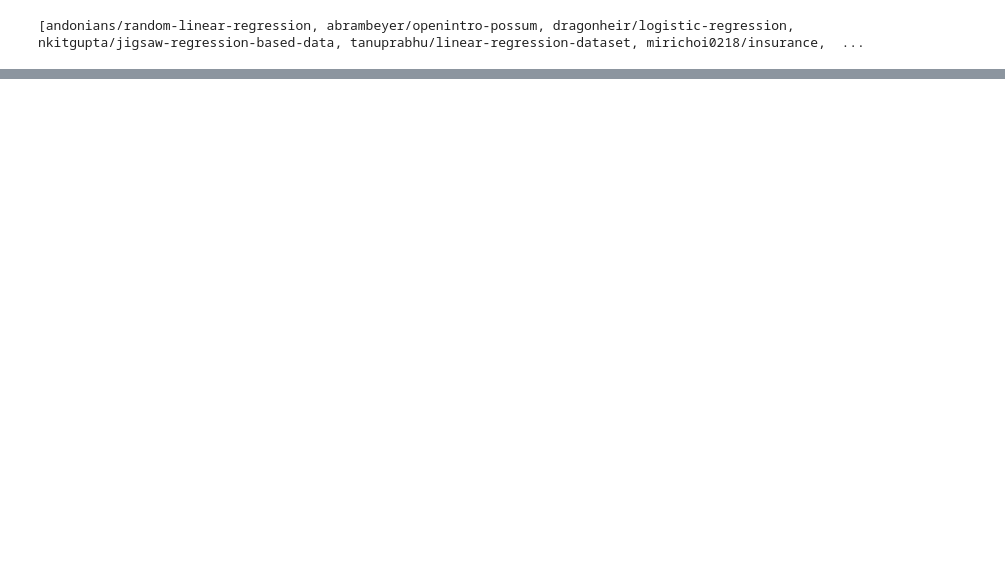
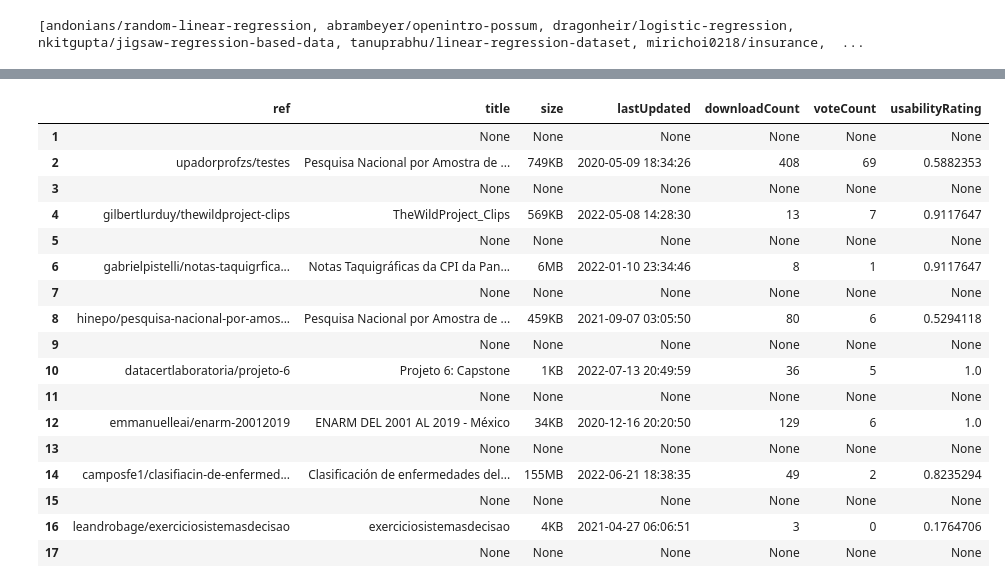
Before and after one commit to drmorales4/data-scienceTIC, a Jupyter notebook: api Kaggle.ipynb, the cells around one changed output, grey strips where cells are left out. Saved outputs shown, nothing was run; the diff lists cells and outputs as text; code cells hidden in the pictures; blank space fills up the shorter version.

```diff
--- a/api Kaggle.ipynb
+++ b/api Kaggle.ipynb
@@ -88,0 +112,4 @@ csvregression
+# %%
+csvregression = csvregression[['ref', 'title', 'size', 'lastUpdated', 'downloadCount', 'voteCount', 'usabilityRating']]
+# %%
+csvregression.dropna(inplace=True)
@@ -89,3 +136,38 @@ csvregression
+# %%
+def obtenerDatasets(temas):
+    csvregression = !kaggle datasets list -s temas --csv
+
+    csvregression
+
+    csvregression = convert_to_df(csvregression)
+
+    #csvregression = csvregression.sort_values(by='lastUpdated', ascending=0)
+    #ICD.display(csvregression.head(30))
+
+    #csvregression.shape
+    return(csvregression)
+# %%
+datasets = obtenerDatasets(temas)
+datasets
+# %% [output]
+|  | ref | title | size | lastUpdated | downloadCount | voteCount | usabilityRating |
+| 1 |  | None | None | None | None | None | None |
+| 2 | upadorprofzs/testes | Pesquisa Nacional por Amostra de ... | 749KB | 2020-05-09 18:34:26 | 408 | 69 | 0.5882353 |
+| 3 |  | None | None | None | None | None | None |
+| 4 | gilbertlurduy/thewildproject-clips | TheWildProject_Clips | 569KB | 2022-05-08 14:28:30 | 13 | 7 | 0.9117647 |
+| 5 |  | None | None | None | None | None | None |
+| 6 | gabrielpistelli/notas-taquigrfica... | Notas Taquigráficas da CPI da Pan... | 6MB | 2022-01-10 23:34:46 | 8 | 1 | 0.9117647 |
+| 7 |  | None | None | None | None | None | None |
+| 8 | hinepo/pesquisa-nacional-por-amos... | Pesquisa Nacional por Amostra de ... | 459KB | 2021-09-07 03:05:50 | 80 | 6 | 0.5294118 |
+| 9 |  | None | None | None | None | None | None |
+| 10 | datacertlaboratoria/projeto-6 | Projeto 6: Capstone | 1KB | 2022-07-13 20:49:59 | 36 | 5 | 1.0 |
+| 11 |  | None | None | None | None | None | None |
+| 12 | emmanuelleai/enarm-20012019 | ENARM DEL 2001 AL 2019 - México | 34KB | 2020-12-16 20:20:50 | 129 | 6 | 1.0 |
+| 13 |  | None | None | None | None | None | None |
+| 14 | camposfe1/clasifiacin-de-enfermed... | Clasificación de enfermedades del... | 155MB | 2022-06-21 18:38:35 | 49 | 2 | 0.8235294 |
+| 15 |  | None | None | None | None | None | None |
+| 16 | leandrobage/exerciciosistemasdecisao | exerciciosistemasdecisao | 4KB | 2021-04-27 06:06:51 | 3 | 0 | 0.1764706 |
+| 17 |  | None | None | None | None | None | None |
 # %%
 csvregression['type'] = 'dataframe'
 csvregression.head()
```
Also changed, not shown: parts of 14 cells of this notebook, 1 other file.
